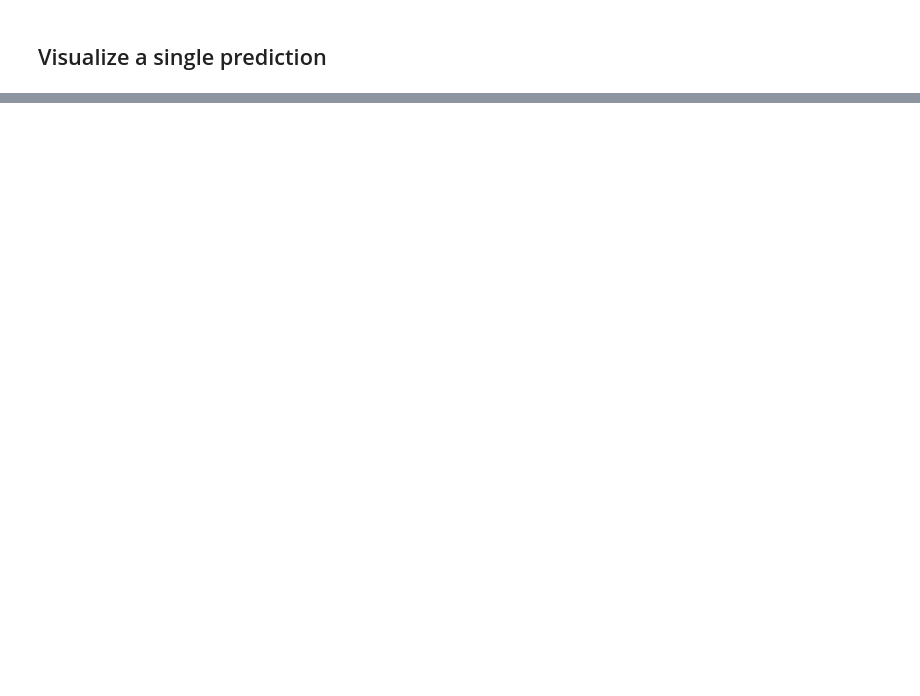
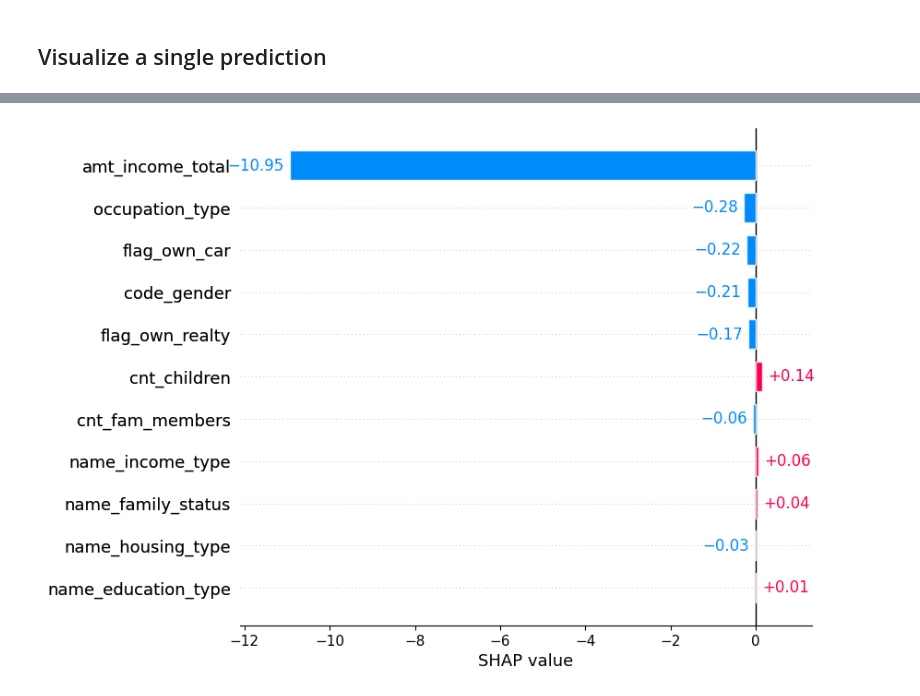
Before and after one commit to SimoneBrazzi/blog, a Jupyter notebook: credit-score.ipynb, the cells around one changed output, grey strips where cells are left out. Cells and saved outputs as stored; diff of their text form; code cells hidden in the pictures; blank space fills up the shorter version.

```diff
--- a/credit-score.ipynb
+++ b/credit-score.ipynb
@@ -397,0 +418,7 @@ shap.plots.force(
+# %%
+shap.plots.bar(
+    shap_values_[0],
+    max_display=len(config.features)
+)
+# %% [output]
+[figure, added]
```
Also changed, not shown: parts of 17 cells of this notebook.
